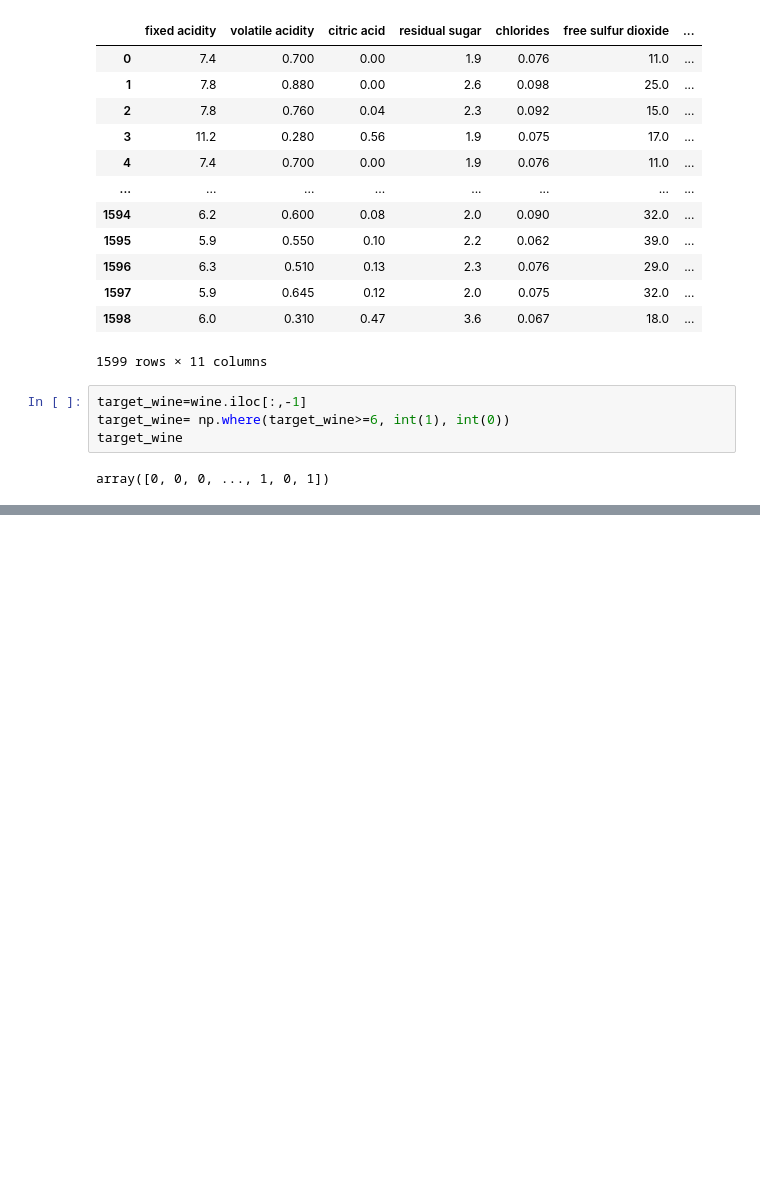
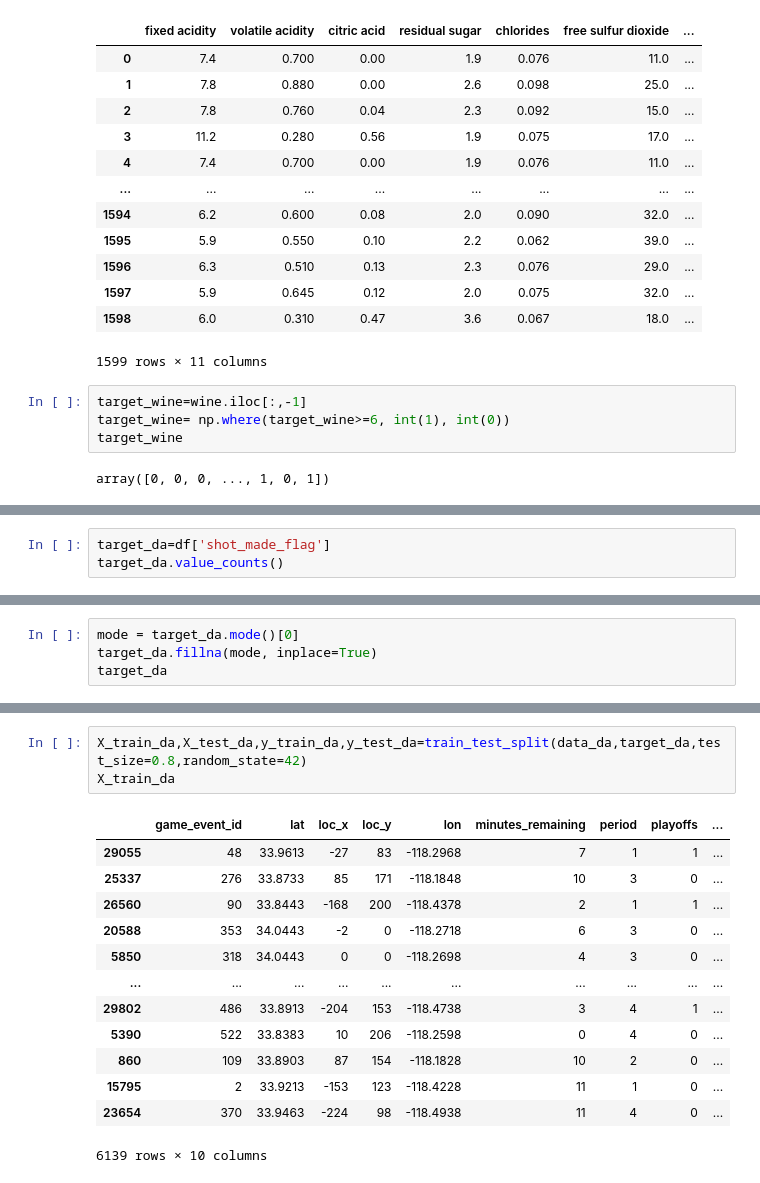
Before and after one commit to Naive-S/MyWork, a Jupyter notebook: 宋书波_集成学习.ipynb, the cells around one changed output, grey strips where cells are left out. Saved outputs shown, nothing was run; the diff lists cells and outputs as text; blank space fills up the shorter version.

```diff
--- a/宋书波_集成学习.ipynb
+++ b/宋书波_集成学习.ipynb
@@ -89,0 +226,3 @@ Accuracy on wine dataset using Adaboost: 59.00%
+# %%
+target_da=df['shot_made_flag']
+target_da.value_counts()
@@ -89,0 +239,4 @@ Accuracy on wine dataset using Adaboost: 59.00%
+# %%
+mode = target_da.mode()[0]
+target_da.fillna(mode, inplace=True)
+target_da
@@ -89,0 +256,17 @@ Accuracy on wine dataset using Adaboost: 59.00%
+# %%
+X_train_da,X_test_da,y_train_da,y_test_da=train_test_split(data_da,target_da,test_size=0.8,random_state=42)
+X_train_da
+# %% [output]
+|  | game_event_id | lat | loc_x | loc_y | lon | minutes_remaining | period | playoffs | ... |
+| 29055 | 48 | 33.9613 | -27 | 83 | -118.2968 | 7 | 1 | 1 | ... |
+| 25337 | 276 | 33.8733 | 85 | 171 | -118.1848 | 10 | 3 | 0 | ... |
+| 26560 | 90 | 33.8443 | -168 | 200 | -118.4378 | 2 | 1 | 1 | ... |
+| 20588 | 353 | 34.0443 | -2 | 0 | -118.2718 | 6 | 3 | 0 | ... |
+| 5850 | 318 | 34.0443 | 0 | 0 | -118.2698 | 4 | 3 | 0 | ... |
+| ... | ... | ... | ... | ... | ... | ... | ... | ... | ... |
+| 29802 | 486 | 33.8913 | -204 | 153 | -118.4738 | 3 | 4 | 1 | ... |
+| 5390 | 522 | 33.8383 | 10 | 206 | -118.2598 | 0 | 4 | 0 | ... |
+| 860 | 109 | 33.8903 | 87 | 154 | -118.1828 | 10 | 2 | 0 | ... |
+| 15795 | 2 | 33.9213 | -153 | 123 | -118.4228 | 11 | 1 | 0 | ... |
+| 23654 | 370 | 33.9463 | -224 | 98 | -118.4938 | 11 | 4 | 0 | ... |
+6139 rows × 10 columns
```
Also changed, not shown: parts of 20 cells of this notebook, 2 other files.
